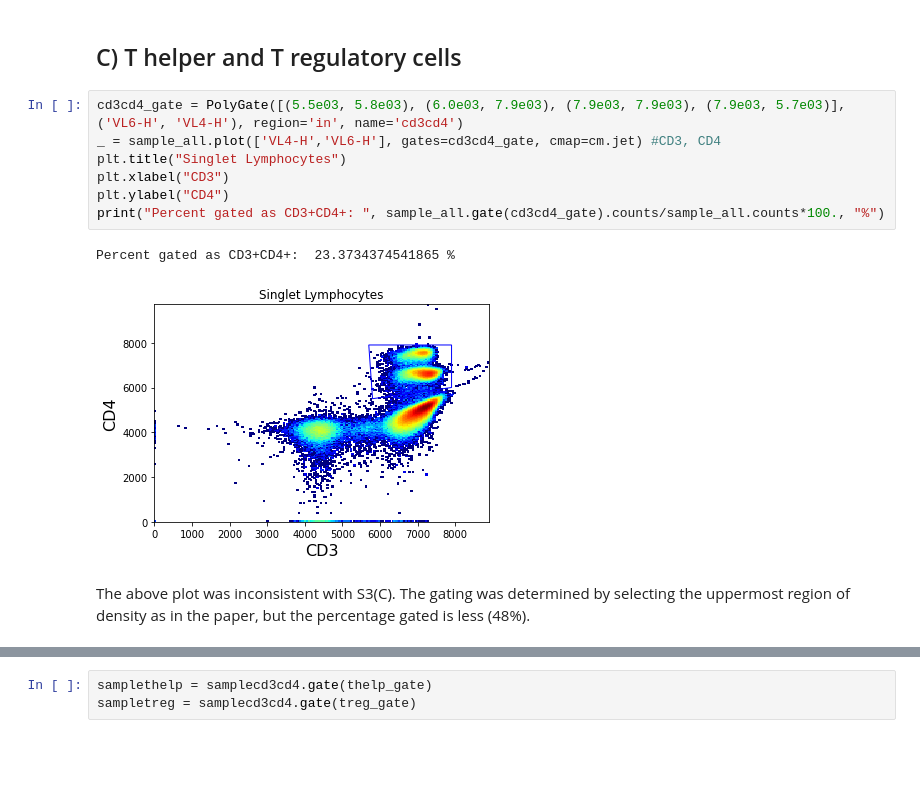
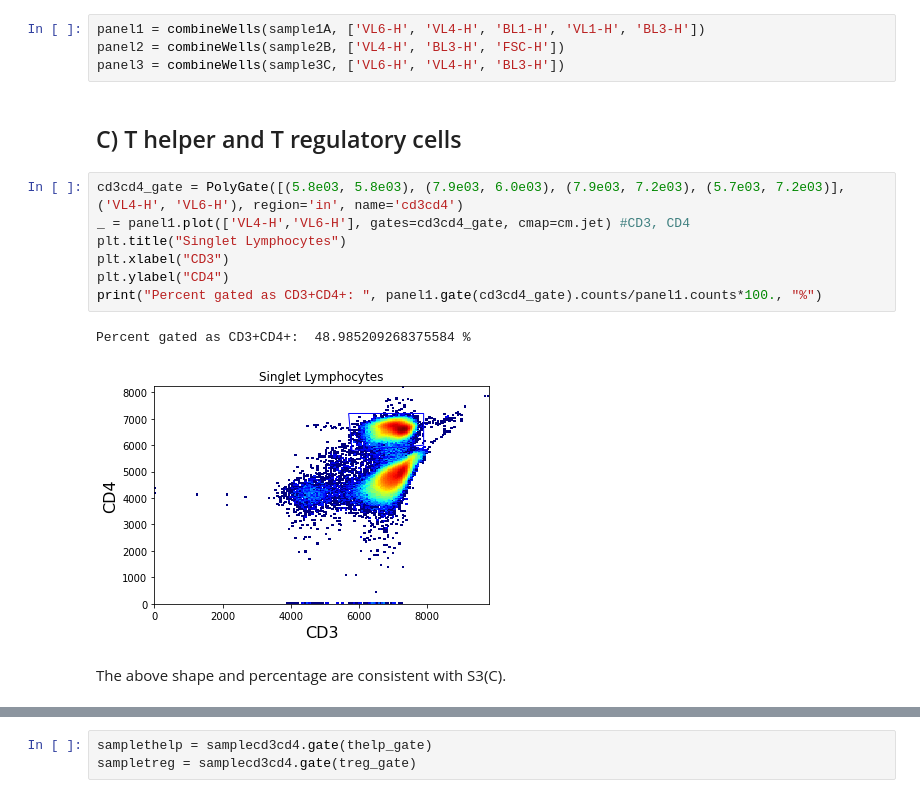
Before and after one commit to meyer-lab/gc-valent, a Jupyter notebook: ckine/liveCellGating_0426_plate2.ipynb, the cells around one changed output, grey strips where cells are left out. Drawn from its saved outputs; the diff is of its cells as text; blank space fills up the shorter version.

```diff
--- a/ckine/liveCellGating_0426_plate2.ipynb
+++ b/ckine/liveCellGating_0426_plate2.ipynb
@@ -58,15 +33,19 @@ Above shape appears consistent with Farhat et al. S3(A), and the percentage gate
+# %%
+panel1 = combineWells(sample1A, ['VL6-H', 'VL4-H', 'BL1-H', 'VL1-H', 'BL3-H'])
+panel2 = combineWells(sample2B, ['VL4-H', 'BL3-H', 'FSC-H'])
+panel3 = combineWells(sample3C, ['VL6-H', 'VL4-H', 'BL3-H'])
 # %% [markdown]
 ## C) T helper and T regulatory cells
 # %%
-cd3cd4_gate = PolyGate([(5.5e03, 5.8e03), (6.0e03, 7.9e03), (7.9e03, 7.9e03), (7.9e03, 5.7e03)], ('VL6-H', 'VL4-H'), region='in', name='cd3cd4')
-_ = sample_all.plot(['VL4-H','VL6-H'], gates=cd3cd4_gate, cmap=cm.jet) #CD3, CD4
+cd3cd4_gate = PolyGate([(5.8e03, 5.8e03), (7.9e03, 6.0e03), (7.9e03, 7.2e03), (5.7e03, 7.2e03)], ('VL4-H', 'VL6-H'), region='in', name='cd3cd4')
+_ = panel1.plot(['VL4-H','VL6-H'], gates=cd3cd4_gate, cmap=cm.jet) #CD3, CD4
 plt.title("Singlet Lymphocytes")
 plt.xlabel("CD3")
 plt.ylabel("CD4")
-print("Percent gated as CD3+CD4+: ", sample_all.gate(cd3cd4_gate).counts/sample_all.counts*100., "%")
+print("Percent gated as CD3+CD4+: ", panel1.gate(cd3cd4_gate).counts/panel1.counts*100., "%")
 # %% [output]
-Percent gated as CD3+CD4+:  23.3734374541865 %
+Percent gated as CD3+CD4+:  48.985209268375584 %
-[figure, old version]
+[figure, new version]
-# %% [markdown]
-The above plot was inconsistent with S3(C). The gating was determined by selecting the uppermost region of density as in the paper, but the percentage gated is less (48%).
+# %% [markdown]
+The above shape and percentage are consistent with S3(C).
 # %%
```
Also changed, not shown: parts of 23 cells of this notebook, 3 other files.
